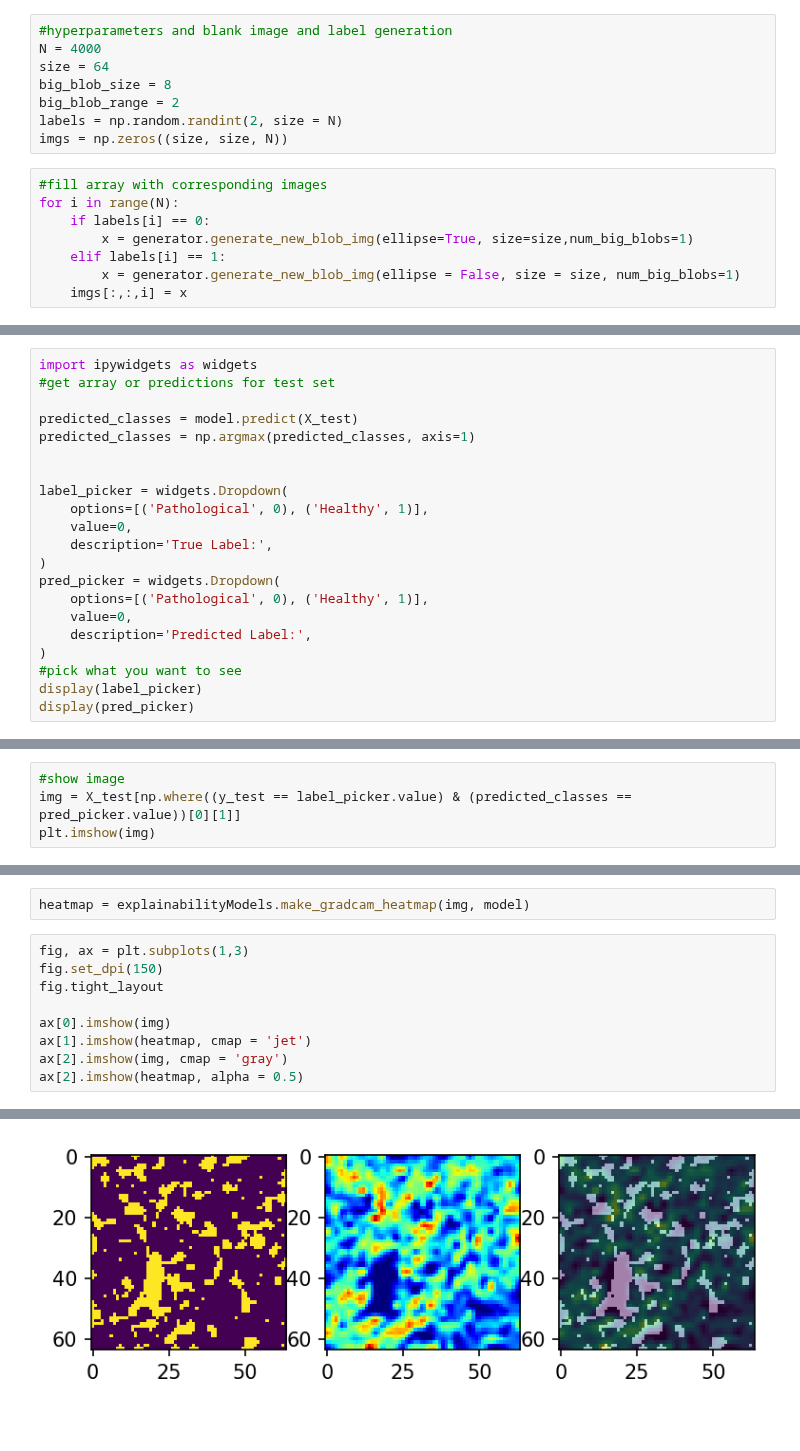
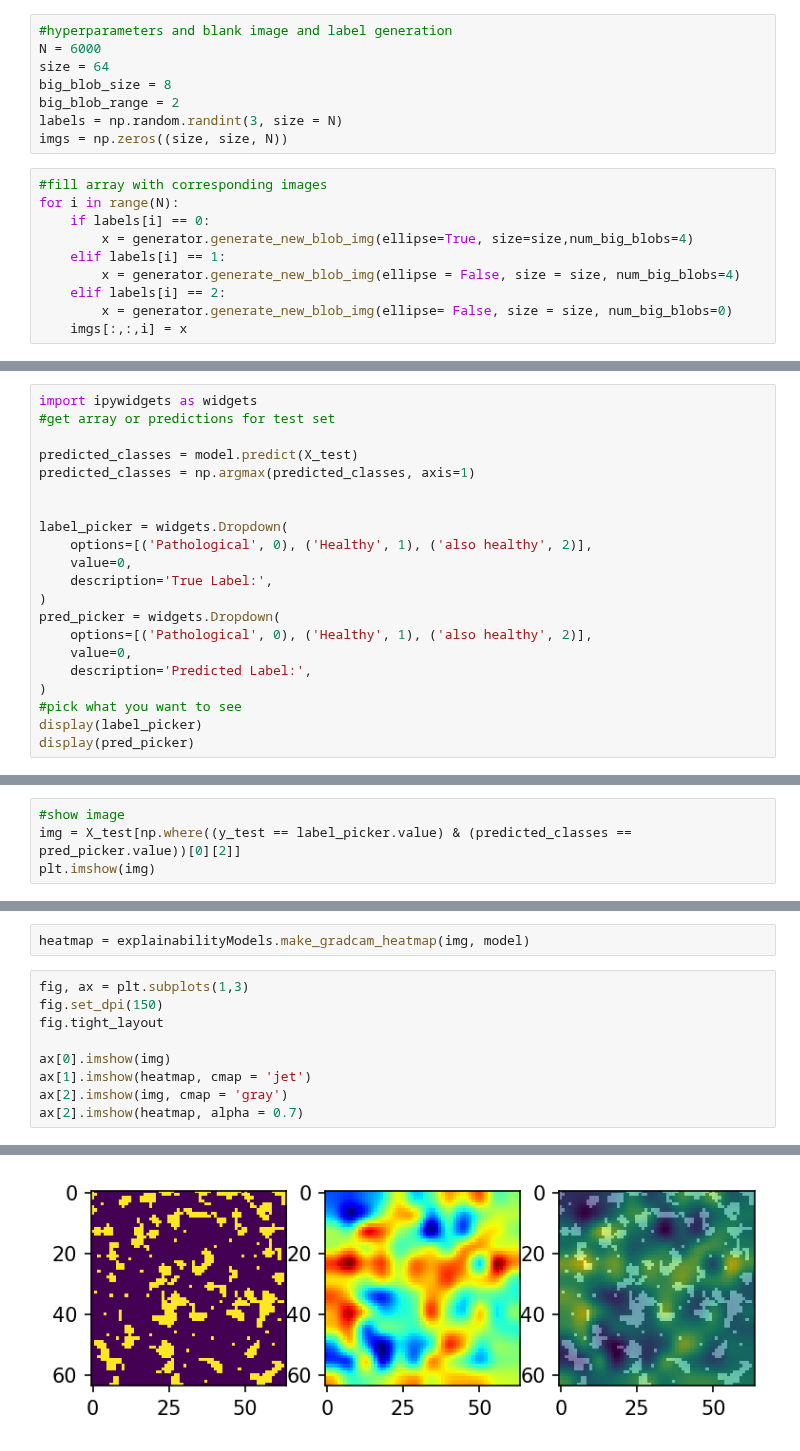
Before and after one commit to Kayzi0/ExplainBlobs, a Jupyter notebook: model_train.ipynb, the cells around one changed output, grey strips where cells are left out. Saved outputs shown, nothing was run; the diff lists cells and outputs as text.

Commit message:
adapted to 3 classes, saved new model

```diff
--- a/model_train.ipynb
+++ b/model_train.ipynb
@@ -16,19 +16,21 @@ import generator
 import explainabilityModels
 # %%
 #hyperparameters and blank image and label generation
-N = 4000
+N = 6000
 size = 64
 big_blob_size = 8
 big_blob_range = 2
-labels = np.random.randint(2, size = N)
+labels = np.random.randint(3, size = N)
 imgs = np.zeros((size, size, N))
 # %%
 #fill array with corresponding images
 for i in range(N):
     if labels[i] == 0:
-        x = generator.generate_new_blob_img(ellipse=True, size=size,num_big_blobs=1)
+        x = generator.generate_new_blob_img(ellipse=True, size=size,num_big_blobs=4)
     elif labels[i] == 1:
-        x = generator.generate_new_blob_img(ellipse = False, size = size, num_big_blobs=1)
+        x = generator.generate_new_blob_img(ellipse = False, size = size, num_big_blobs=4)
+    elif labels[i] == 2:
+        x = generator.generate_new_blob_img(ellipse= False, size = size, num_big_blobs=0)
     imgs[:,:,i] = x
 # %%
 #display one pathological and one healthy image
@@ -168,12 +177,12 @@ predicted_classes = np.argmax(predicted_classes, axis=1)
 
 
 label_picker = widgets.Dropdown(
-    options=[('Pathological', 0), ('Healthy', 1)],
+    options=[('Pathological', 0), ('Healthy', 1), ('also healthy', 2)],
     value=0,
     description='True Label:',
 )
 pred_picker = widgets.Dropdown(
-    options=[('Pathological', 0), ('Healthy', 1)],
+    options=[('Pathological', 0), ('Healthy', 1), ('also healthy', 2)],
     value=0,
     description='Predicted Label:',
 )
@@ -187,6 +196,6 @@ display(pred_picker)
 # %%
 #show image
-img = X_test[np.where((y_test == label_picker.value) & (predicted_classes == pred_picker.value))[0][1]]
+img = X_test[np.where((y_test == label_picker.value) & (predicted_classes == pred_picker.value))[0][2]]
 plt.imshow(img)
 # %% [output]
 <matplotlib.image.AxesImage at 0x...>
@@ -196,12 +205,12 @@ heatmap = explainabilityModels.make_gradcam_heatmap(img, model)
 # %%
 fig, ax = plt.subplots(1,3)
 fig.set_dpi(150)
 fig.tight_layout
 
 ax[0].imshow(img)
 ax[1].imshow(heatmap, cmap = 'jet')
 ax[2].imshow(img, cmap = 'gray')
-ax[2].imshow(heatmap, alpha = 0.5)
+ax[2].imshow(heatmap, alpha = 0.7)
 # %% [output]
 <matplotlib.image.AxesImage at 0x...>
-[figure, old version]
+[figure, new version]
```
Also changed, not shown: parts of 9 cells of this notebook, 4 other files.
